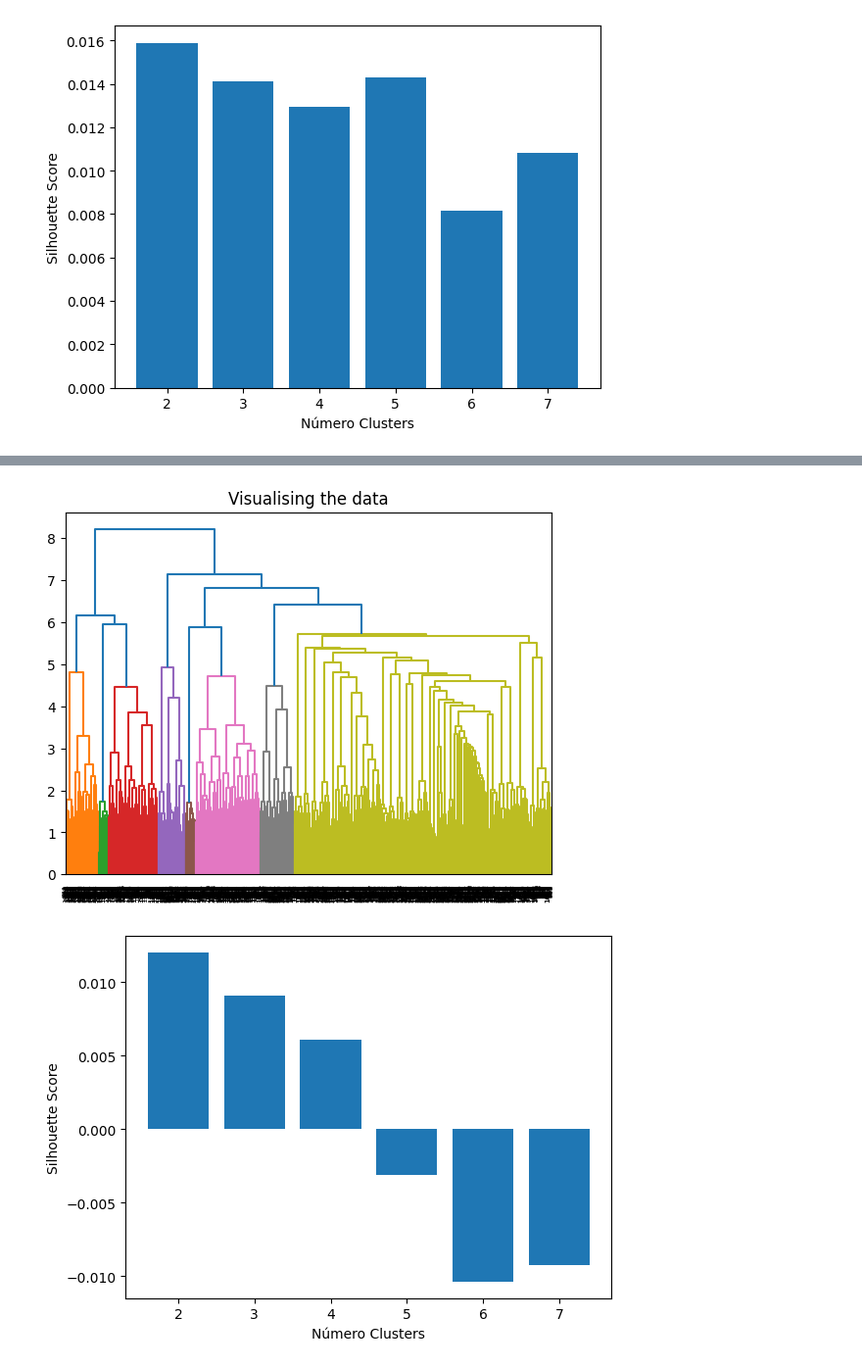
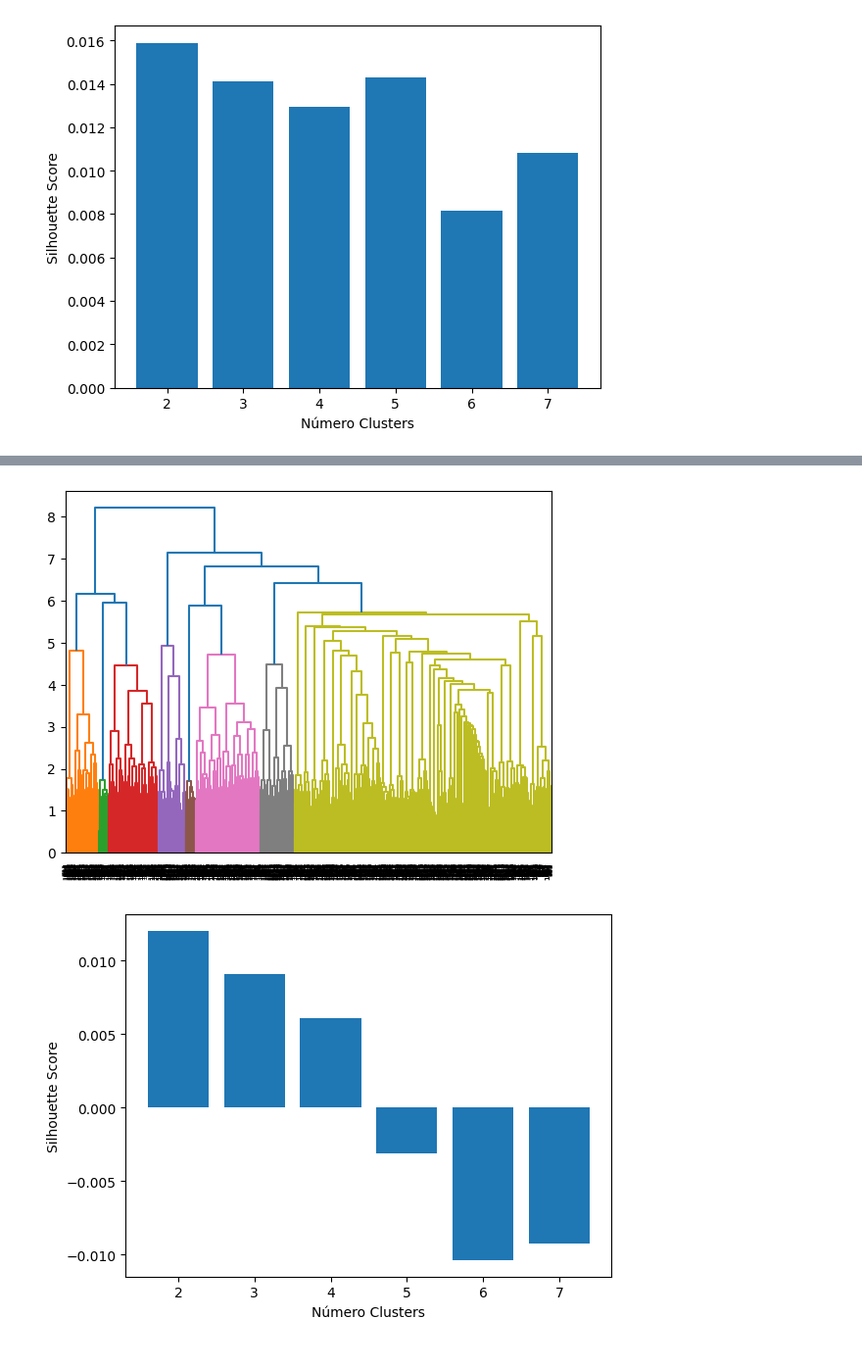
Before and after one commit to nunopcfmarques/Projeto-MEDM, a Jupyter notebook: Métodos_Hierárquicos.ipynb, the cells around one changed output, grey strips where cells are left out. Shown at 98% size. Cells and saved outputs as stored; diff of their text form; code cells hidden in the pictures.

```diff
--- a/Métodos_Hierárquicos.ipynb
+++ b/Métodos_Hierárquicos.ipynb
@@ -142,8 +139,9 @@ pca_visualization2D(normalized_X, 2)
-# %%
-
-Dendrogram = shc.dendrogram((shc.linkage(normalized_X, method='ward')))
-# %% [output]
-[figure, removed]
+# %%
+
+plot_dendrogram(AgglomerativeClustering(distance_threshold=0, n_clusters=None).fit(normalized_X)
+                )
+# %% [output]
+[figure, added]
 # %%
 silhouette_score_list(normalized_X, linkage="complete")
 # %% [output]
```
Also changed, not shown: parts of 43 cells of this notebook.
